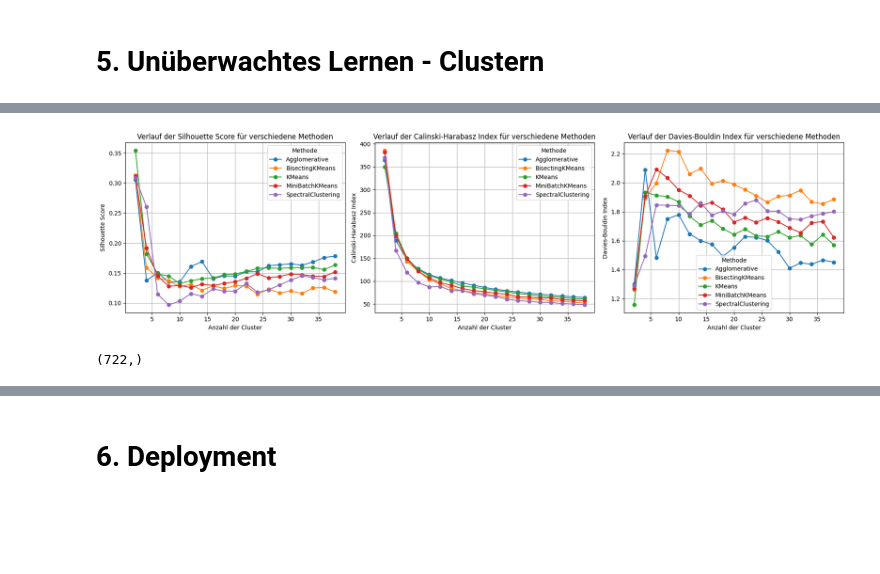
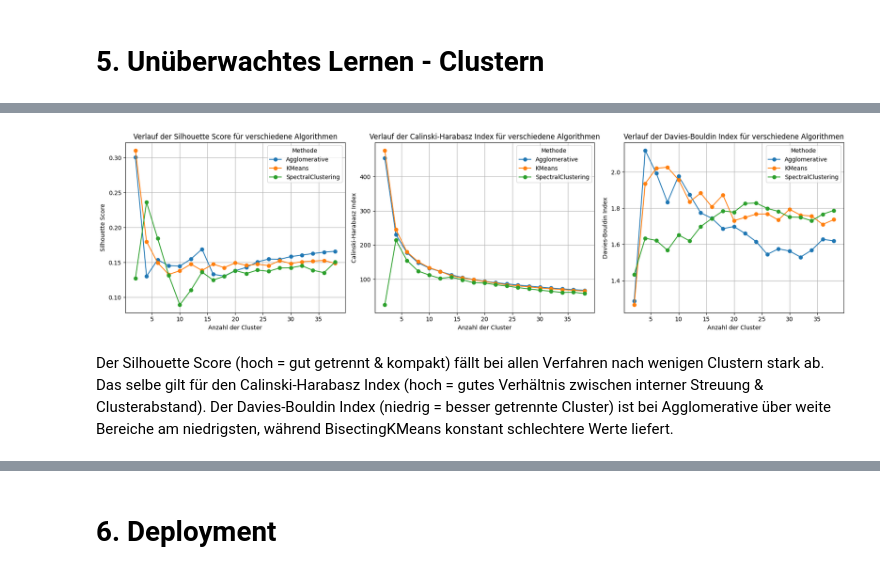
Before and after one commit to GehriJan/data-science-exam, a Jupyter notebook: data_science_exam.ipynb, the cells around one changed output, grey strips where cells are left out. Saved outputs shown, nothing was run; the diff lists cells and outputs as text; code cells hidden in the pictures; blank space fills up the shorter version.

```diff
--- a/data_science_exam.ipynb
+++ b/data_science_exam.ipynb
@@ -147,6 +32,13 @@ Die Städte sollten:
 - im Ausland liegen.
 # %% [markdown]
 # 2. Data Preparation & Feature Engineering
+# %%
+import pandas as pd
+import json
+
+# Lade die CSV-Datei und benenne die Spalten in lesbarer Form um
+df = pd.read_csv("data/cost-of-living.csv", index_col=0)
+df.rename(columns=json.load(open("data/attribute_names.json")), inplace=True)
 # %% [markdown]
 ## 2.1. Filtern der Daten
 # %% [markdown]
@@ -672,0 +385,5 @@ plot_plt(ax)
+# %%
+# Lade Warenkorb
+basket_weights = json.load(open("data/weighted_basked.json"))
+# Anwenden des Warenkorbs auf den Dataframe
+df["weighted_basket"] = df[list(basket_weights.keys())].mul(basket_weights).sum(axis=1)
@@ -929,12 +695,8 @@ Insgesamt lässt sich anhand dieses Beispiels kein klarer Trend in Bezug auf das
 # %%
-from sklearn.cluster import KMeans, SpectralClustering, MiniBatchKMeans, BisectingKMeans
+from sklearn.cluster import KMeans, SpectralClustering, AgglomerativeClustering
 from sklearn.metrics import silhouette_score, calinski_harabasz_score, davies_bouldin_score
-from sklearn.decomposition import PCA
-from sklearn.cluster import KMeans, AgglomerativeClustering
-
 from sklearn.preprocessing import StandardScaler
 
-import pandas as pd
 
 # Selektiere numerische Spalten
 numeric_columns = df.select_dtypes(np.number)
@@ -943,52 +705,53 @@ numeric_columns = df.select_dtypes(np.number)
 scaler = StandardScaler()
 scaled_numeric = pd.DataFrame(scaler.fit_transform(numeric_columns))
 
-
+# Entferne Zeilen mit fehlenden Werten
 not_na = ~numeric_columns.isna().any(axis=1)
 data_to_cluster = scaled_numeric.dropna()
-# Initialize results storage
+
+# Initialisiere Speicher für Ergebnisse
 results = []
 
-# Define clustering methods
+# Definiere Clustering-Methoden
 clustering_methods = {
     "KMeans": lambda n_clusters: KMeans(n_clusters=n_clusters, random_state=None),
     "Agglomerative": lambda n_clusters: AgglomerativeClustering(n_clusters=n_clusters),
     "SpectralClustering": lambda n_clusters: SpectralClustering(n_clusters=n_clusters, random_state=None, affinity='nearest_neighbors'),
-    "BisectingKMeans": lambda n_clusters: BisectingKMeans(n_clusters=n_clusters, random_state=None),
 }
 
-# Cluster sizes to evaluate
+# Clustergrößen, die evaluiert werden sollen
 cluster_sizes = list(range(2, 40, 2))
-
 
 cluster_dict = {}
 
-# Perform clustering for each method and cluster size
+# Führe Clustering für jede Methode und Clustergröße durch
 for method_name, method in clustering_methods.items():
     for n_clusters in cluster_sizes:
 
+        # Iterationen für Methoden, die Zufälligkeit enthalten
         iterations = 1
-        if method_name in ["KMeans", "MiniBatchKMeans", "BisectingKMeans"]:
+        if method_name in ["KMeans", "BisectingKMeans"]:
             iterations = 10
         for i in range(iterations):
             clusters = method(n_clusters).fit_predict(data_to_cluster)
 
             cluster_dict[(method_name, n_clusters)] = clusters
 
+            # Berechne Metriken für die Cluster
             silhouette_avg = silhouette_score(data_to_cluster, clusters)
             calinski_harabasz = calinski_harabasz_score(data_to_cluster, clusters)
             davies_bouldin = davies_bouldin_score(data_to_cluster, clusters)
             results.append({
                 "Method": method_name,
-                "Clusters": n_clusters,
+                "Cluster": n_clusters,
                 "Silhouette Score": silhouette_avg,
                 "Calinski-Harabasz Index": calinski_harabasz,
                 "Davies-Bouldin Index": davies_bouldin
             })
 
-# Create a DataFrame with a MultiIndex
+# Erstelle ein DataFrame mit einem MultiIndex
 metrics_df = pd.DataFrame(results)
-metrics_df = metrics_df.groupby(["Method", "Clusters"]).mean().reset_index()
+metrics_df = metrics_df.groupby(["Method", "Cluster"]).mean().reset_index()
 
-metrics_df.set_index(["Method", "Clusters"], inplace=True)
+metrics_df.set_index(["Method", "Cluster"], inplace=True)
 metrics_df.sort_index(inplace=True)
@@ -995,31 +762,31 @@ metrics_df.sort_index(inplace=True)
 # %%
 import matplotlib.pyplot as plt
 
 # Erstelle eine Liste der Metriken
 metrics = ["Silhouette Score", "Calinski-Harabasz Index", "Davies-Bouldin Index"]
 
 # Erstelle eine Figure mit Subplots
 fig, axes = plt.subplots(1, len(metrics), figsize=(18, 5), sharex=True)
 
 # Iteriere über die Metriken und erstelle für jede einen separaten Plot
 for i, metric in enumerate(metrics):
     ax = axes[i]
     for method in metrics_df.index.get_level_values("Method").unique():
         subset = metrics_df.loc[method]
         ax.plot(
             subset.index,
             subset[metric],
             marker="o",
             label=method
         )
-    ax.set_title(f"Verlauf der {metric} für verschiedene Methoden")
+    ax.set_title(f"Verlauf der {metric} für verschiedene Algorithmen")
     ax.set_xlabel("Anzahl der Cluster")
     ax.set_ylabel(metric)
     ax.legend(title="Methode")
     ax.grid(True)
 
 # Passe das Layout an
 plt.tight_layout()
 plt.show()
 # %% [output]
-[figure, old version]
+[figure, new version]
@@ -1067,6 +793,2 @@ visualize_clusters(data_to_cluster, cluster_dict[("KMeans", 10)], plotly=True, d
-# %%
-len(df[not_na])
-
-cluster_dict[("KMeans", 10)].shape
-# %% [output]
-(722,)
+# %% [markdown]
+Der Silhouette Score (hoch = gut getrennt & kompakt) fällt bei allen Verfahren nach wenigen Clustern stark ab. Das selbe gilt für den Calinski-Harabasz Index (hoch = gutes Verhältnis zwischen interner Streuung & Clusterabstand). Der Davies-Bouldin Index (niedrig = besser getrennte Cluster) ist bei Agglomerative über weite Bereiche am niedrigsten, während BisectingKMeans konstant schlechtere Werte liefert.
```
Also changed, not shown: parts of 37 cells of this notebook, 4 other files.
